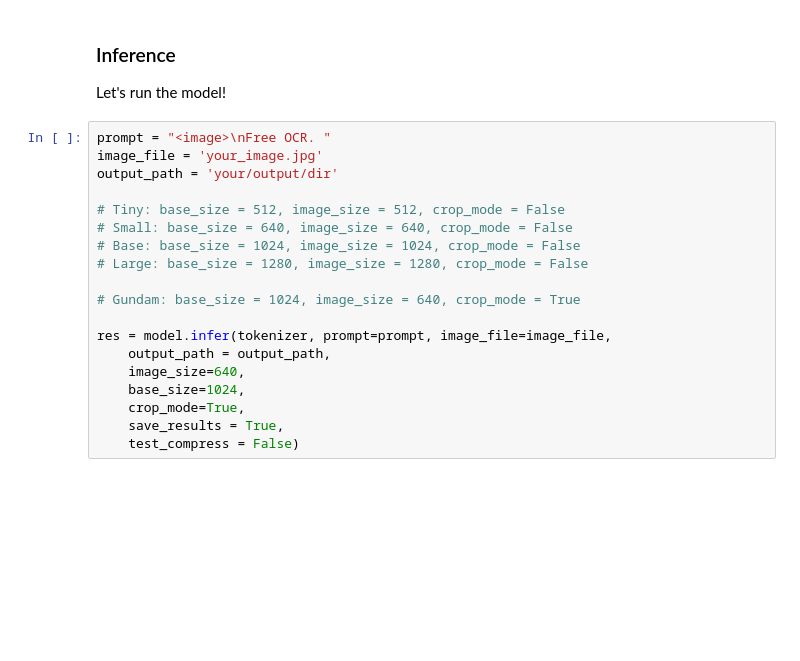
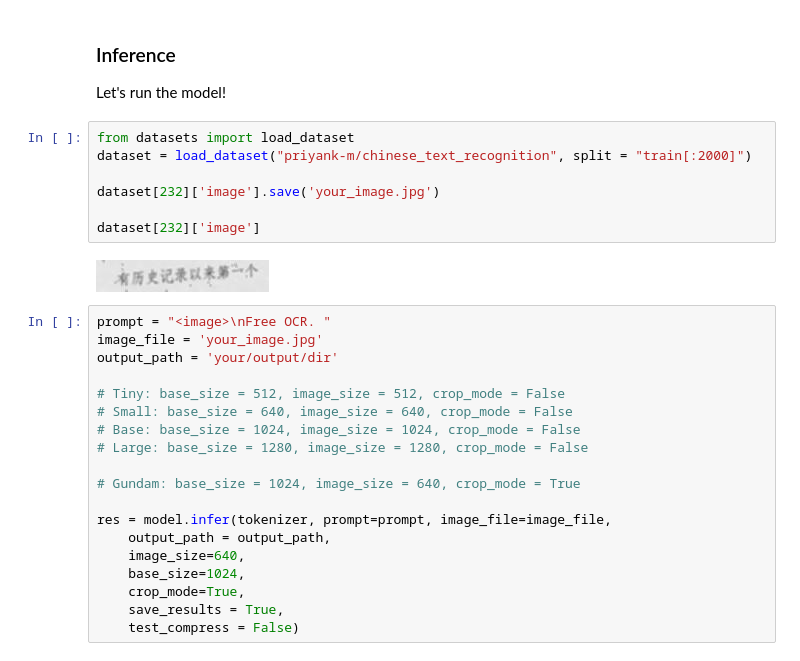
Before and after one commit to asd1245dss/deepseek-ocr-fine-tune, a Jupyter notebook: nb/Deepseek_OCR_(3B).ipynb, the cells around one changed output. Cells and saved outputs as stored; diff of their text form; blank space fills up the shorter version.

```diff
--- a/nb/Deepseek_OCR_(3B).ipynb
+++ b/nb/Deepseek_OCR_(3B).ipynb
@@ -643,4 +645,13 @@ print(f"Peak reserved memory for training % of max memory = {lora_percentage} %.
 <a name="Inference"></a>
 ### Inference
 Let's run the model!
+# %%
+from datasets import load_dataset
+dataset = load_dataset("priyank-m/chinese_text_recognition", split = "train[:2000]")
+
+dataset[232]['image'].save('your_image.jpg')
+
+dataset[232]['image']
+# %% [output]
+[figure, added]
 # %%
```
Also changed, not shown: parts of 5 cells of this notebook.
